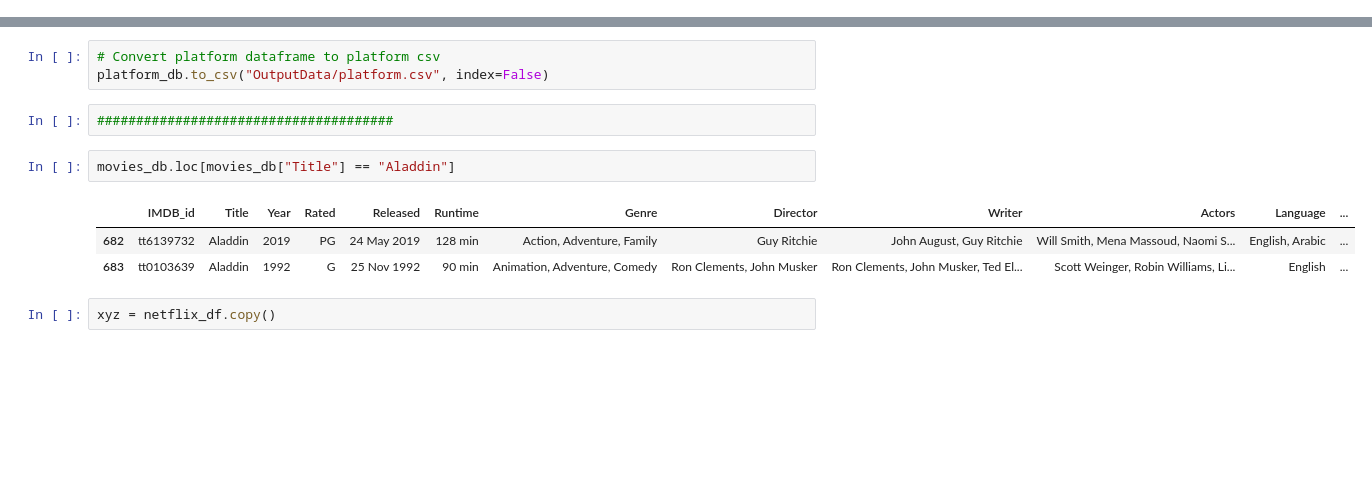
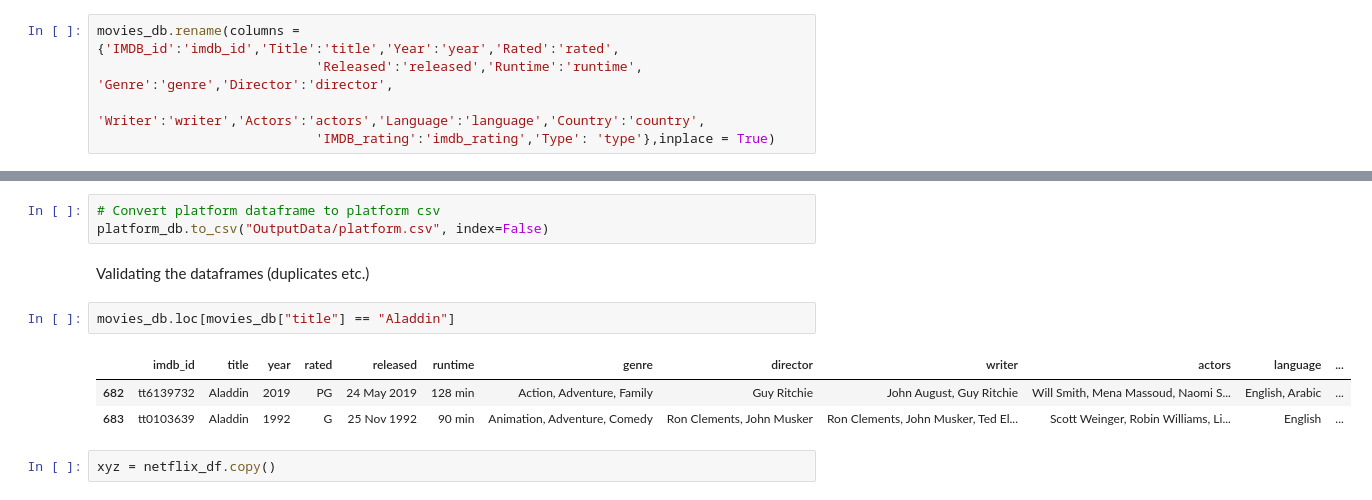
Before and after one commit to meetk5/Team-Project2, a Jupyter notebook: movies_merge.ipynb, the cells around one changed output, grey strips where cells are left out. Saved outputs shown, nothing was run; the diff lists cells and outputs as text; blank space fills up the shorter version.

Commit message:
Updated movie_merge and movie_source notebooks

```diff
--- a/movies_merge.ipynb
+++ b/movies_merge.ipynb
@@ -66,3 +88,8 @@ del movies_db["Metacritic_rating"]
+# %%
+movies_db.rename(columns = {'IMDB_id':'imdb_id','Title':'title','Year':'year','Rated':'rated',
+                            'Released':'released','Runtime':'runtime', 'Genre':'genre','Director':'director',
+                             'Writer':'writer','Actors':'actors','Language':'language','Country':'country',
+                            'IMDB_rating':'imdb_rating','Type': 'type'},inplace = True)
 # %%
 # Display final movies database
 movies_db
@@ -96,12 +123,12 @@ platform_db
 # %%
 # Convert platform dataframe to platform csv
 platform_db.to_csv("OutputData/platform.csv", index=False)
-# %%
-######################################
+# %% [markdown]
+Validating the dataframes (duplicates etc.)
 # %%
-movies_db.loc[movies_db["Title"] == "Aladdin"]
+movies_db.loc[movies_db["title"] == "Aladdin"]
 # %% [output]
-|  | IMDB_id | Title | Year | Rated | Released | Runtime | Genre | Director | Writer | Actors | Language | ... |
+|  | imdb_id | title | year | rated | released | runtime | genre | director | writer | actors | language | ... |
 | 682 | tt6139732 | Aladdin | 2019 | PG | 24 May 2019 | 128 min | Action, Adventure, Family | Guy Ritchie | John August, Guy Ritchie | Will Smith, Mena Massoud, Naomi S... | English, Arabic | ... |
 | 683 | tt0103639 | Aladdin | 1992 | G | 25 Nov 1992 | 90 min | Animation, Adventure, Comedy | Ron Clements, John Musker | Ron Clements, John Musker, Ted El... | Scott Weinger, Robin Williams, Li... | English | ... |
 # %%
```
Also changed, not shown: parts of 6 cells of this notebook, 4 other files.
